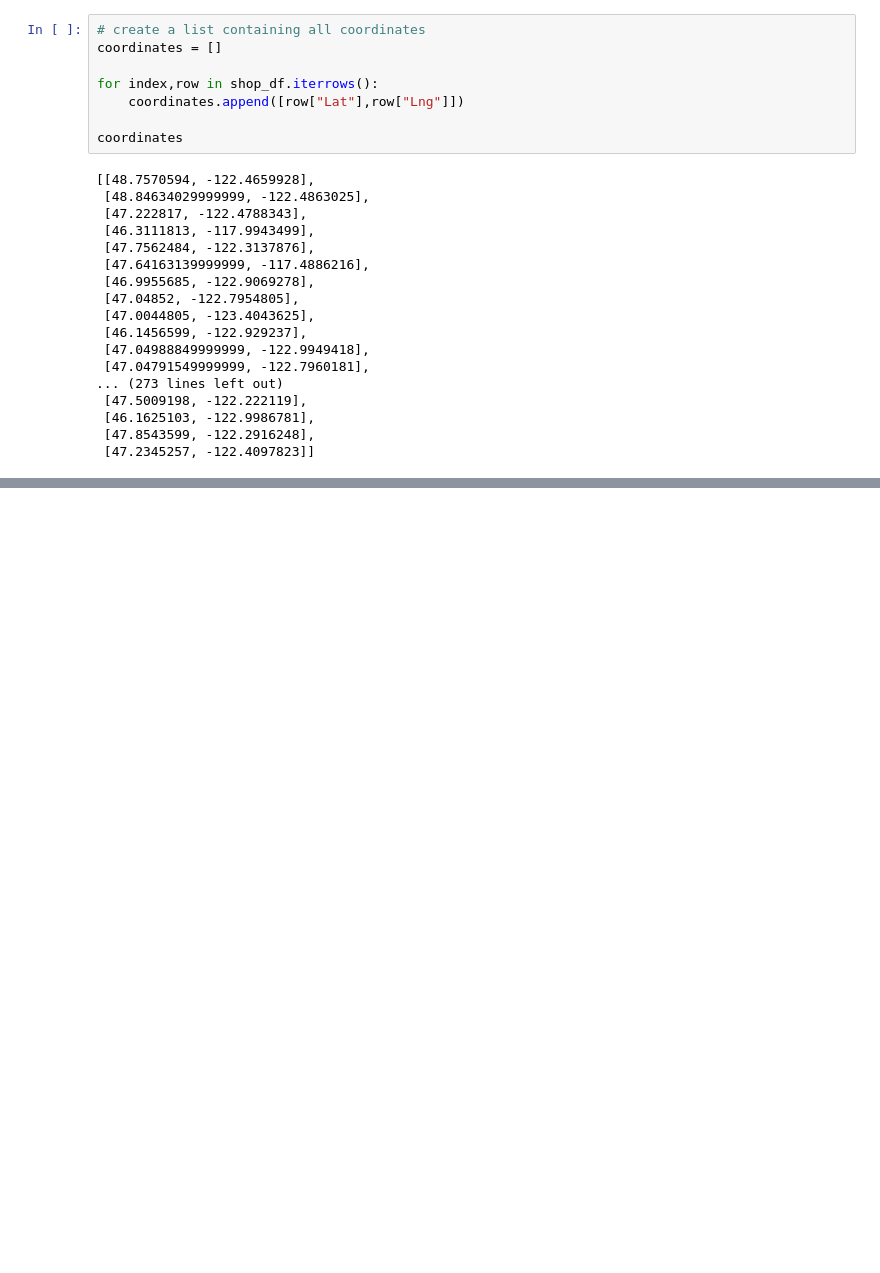
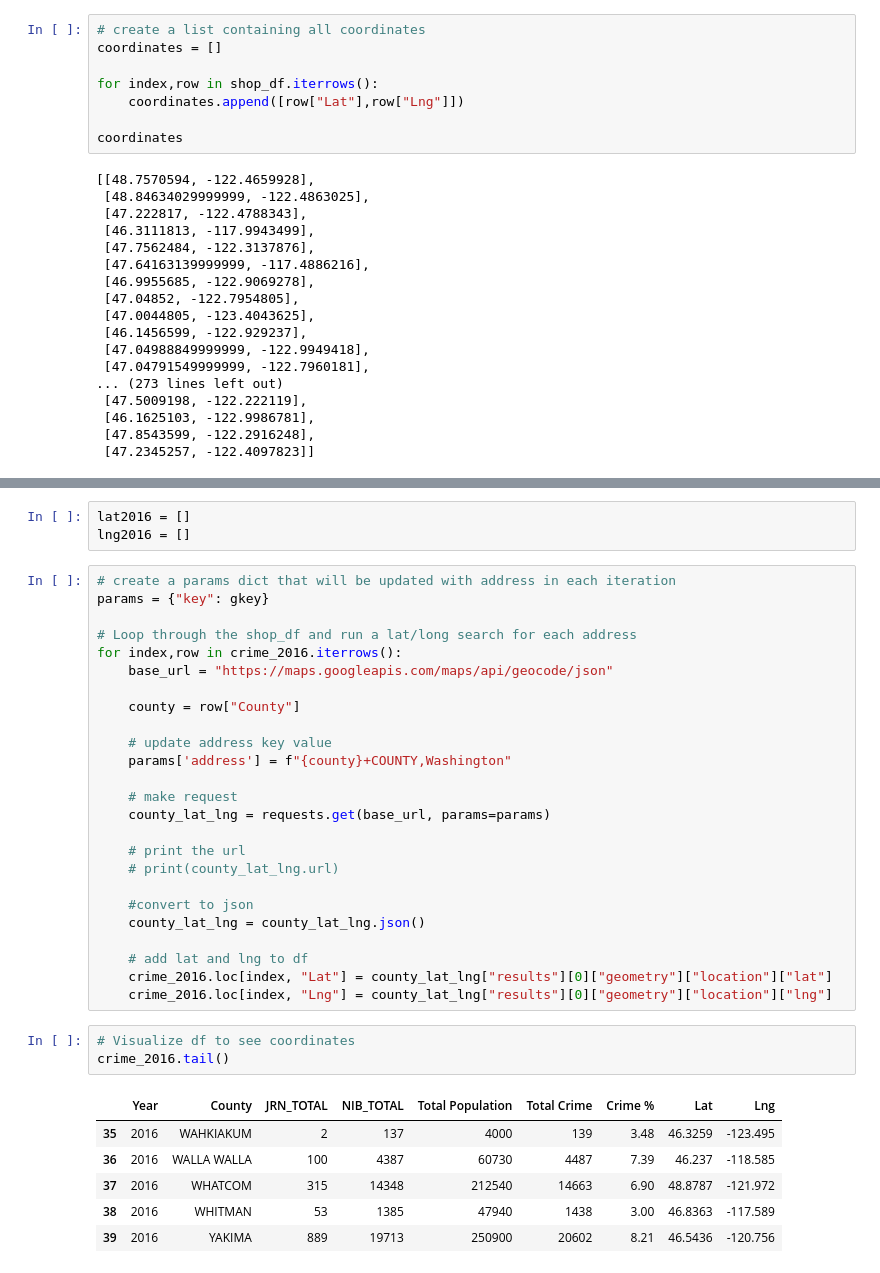
Before and after one commit to accacheung/MAKVL, a Jupyter notebook: Store_Map.ipynb, the cells around one changed output, grey strips where cells are left out. Cells and saved outputs as stored; diff of their text form; blank space fills up the shorter version.

```diff
--- a/Store_Map.ipynb
+++ b/Store_Map.ipynb
@@ -131,0 +193,38 @@ fig
+# %%
+lat2016 = []
+lng2016 = []
+# %%
+# create a params dict that will be updated with address in each iteration
+params = {"key": gkey}
+
+# Loop through the shop_df and run a lat/long search for each address
+for index,row in crime_2016.iterrows():
+    base_url = "https://maps.googleapis.com/maps/api/geocode/json"
+
+    county = row["County"]
+
+    # update address key value
+    params['address'] = f"{county}+COUNTY,Washington"
+
+    # make request
+    county_lat_lng = requests.get(base_url, params=params)
+
+    # print the url
+    # print(county_lat_lng.url)
+
+    #convert to json
+    county_lat_lng = county_lat_lng.json()
+
+    # add lat and lng to df
+    crime_2016.loc[index, "Lat"] = county_lat_lng["results"][0]["geometry"]["location"]["lat"]
+    crime_2016.loc[index, "Lng"] = county_lat_lng["results"][0]["geometry"]["location"]["lng"]
+# %%
+# Visualize df to see coordinates
+crime_2016.tail()
+# %% [output]
+|  | Year | County | JRN_TOTAL | NIB_TOTAL | Total Population | Total Crime | Crime % | Lat | Lng |
+| 35 | 2016 | WAHKIAKUM | 2 | 137 | 4000 | 139 | 3.48 | 46.3259 | -123.495 |
+| 36 | 2016 | WALLA WALLA | 100 | 4387 | 60730 | 4487 | 7.39 | 46.237 | -118.585 |
+| 37 | 2016 | WHATCOM | 315 | 14348 | 212540 | 14663 | 6.90 | 48.8787 | -121.972 |
+| 38 | 2016 | WHITMAN | 53 | 1385 | 47940 | 1438 | 3.00 | 46.8363 | -117.589 |
+| 39 | 2016 | YAKIMA | 889 | 19713 | 250900 | 20602 | 8.21 | 46.5436 | -120.756 |
```
Also changed, not shown: parts of 9 cells of this notebook, 3 other files.
